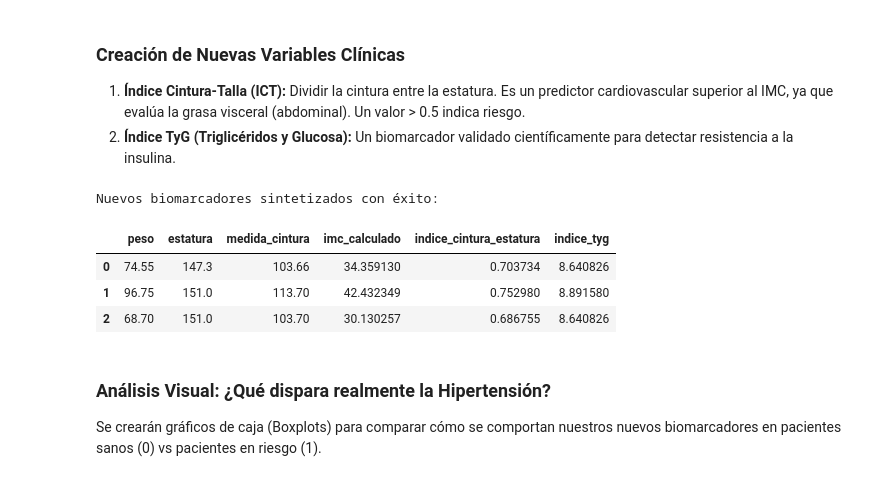
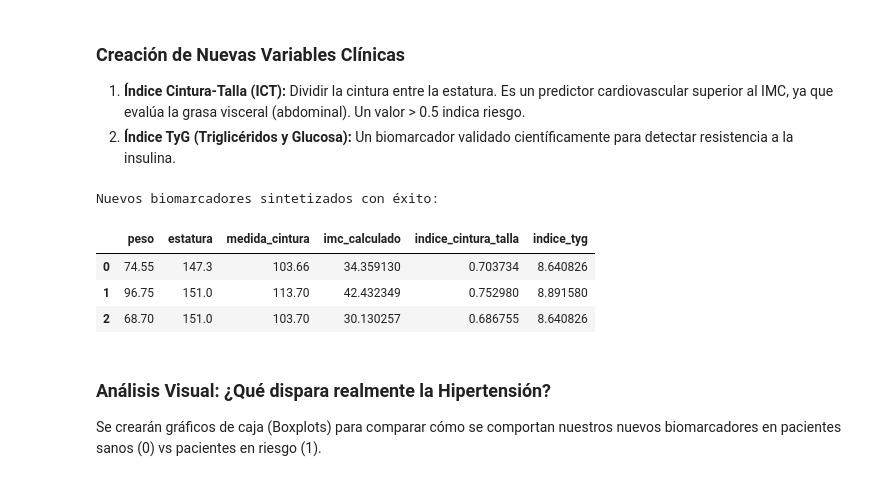
Before and after one commit to danriav/BioStat, a Jupyter notebook: notebooks/02_feature_engineering_y_eda.ipynb, the cells around one changed output. Saved outputs shown, nothing was run; the diff lists cells and outputs as text; code cells hidden in the pictures.

```diff
--- a/notebooks/02_feature_engineering_y_eda.ipynb
+++ b/notebooks/02_feature_engineering_y_eda.ipynb
@@ -23,19 +23,19 @@ Datos limpios cargados
 # %%
 # 1. Recalcular el IMC (El original tenía errores graves)
 # Formula: Peso (kg) / Estatura (m)^2. Nota: La estuatura en el dataset está en cm.
 df['imc_calculado'] = df['peso'] / ((df['estatura'] / 100) ** 2)
 
 # 2. índice Cintura/Estatura (ICT)
-df['indice_cintura_estatura'] = df['medida_cintura'] / df['estatura']
+df['indice_cintura_talla'] = df['medida_cintura'] / df['estatura']
 
 # 3. Índice TyG (Fórmula logarítmica: ln[triglicéridos(mg/dL) * glucosa(mg/dL) / 2])
 # Uso de np.log para el logaritmo natural
 df['indice_tyg'] = np.log((df['valor_trigliceridos'] * df['resultado_glucosa']) / 2)
 print("Nuevos biomarcadores sintetizados con éxito:")
-df[['peso', 'estatura', 'medida_cintura', 'imc_calculado', 'indice_cintura_estatura', 'indice_tyg']].head(3)
+df[['peso', 'estatura', 'medida_cintura', 'imc_calculado', 'indice_cintura_talla', 'indice_tyg']].head(3)
 # %% [output]
 Nuevos biomarcadores sintetizados con éxito:
-|  | peso | estatura | medida_cintura | imc_calculado | indice_cintura_estatura | indice_tyg |
+|  | peso | estatura | medida_cintura | imc_calculado | indice_cintura_talla | indice_tyg |
 | 0 | 74.55 | 147.3 | 103.66 | 34.359130 | 0.703734 | 8.640826 |
 | 1 | 96.75 | 151.0 | 113.70 | 42.432349 | 0.752980 | 8.891580 |
 | 2 | 68.70 | 151.0 | 103.70 | 30.130257 | 0.686755 | 8.640826 |
```
Also changed, not shown: parts of 1 cell of this notebook, 4 other files.
